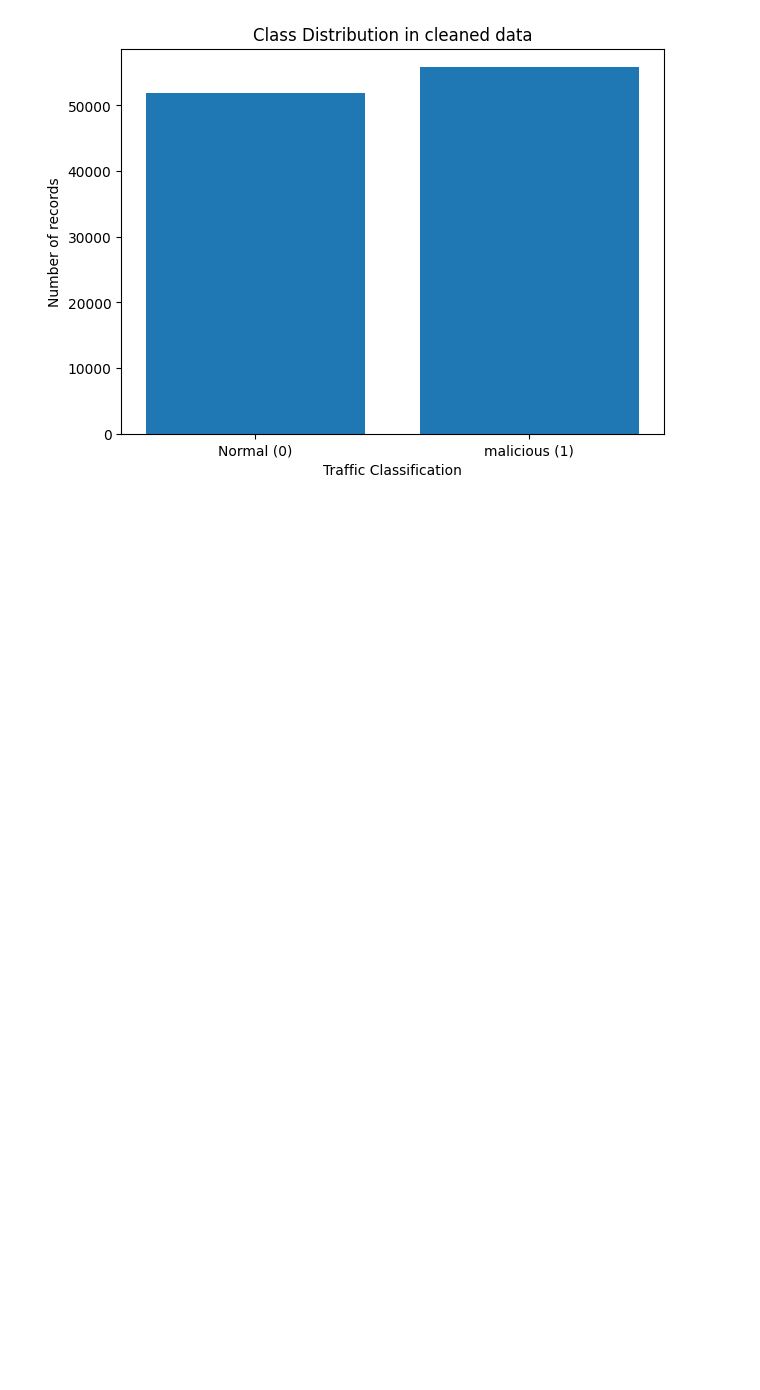
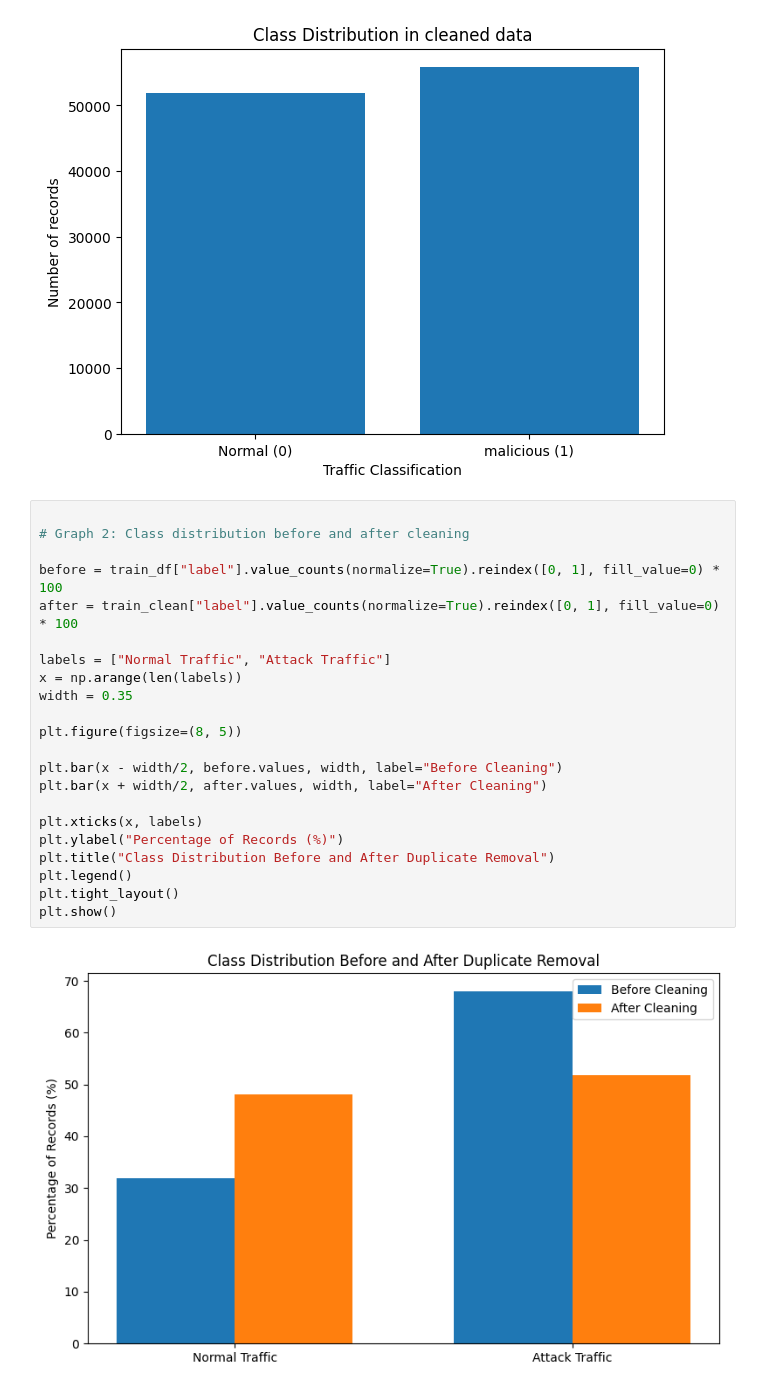
Before and after one commit to fortiz11/Network-intrusion-detection, a Jupyter notebook: network-Intrusion-detection.ipynb, the cells around one changed output. Cells and saved outputs as stored; diff of their text form; blank space fills up the shorter version.

```diff
--- a/network-Intrusion-detection.ipynb
+++ b/network-Intrusion-detection.ipynb
@@ -206,3 +206,27 @@ plt.ylabel("Number of records")
 plt.show()
 # %% [output]
 [figure]
+# %%
+
+# Graph 2: Class distribution before and after cleaning
+
+before = train_df["label"].value_counts(normalize=True).reindex([0, 1], fill_value=0) * 100
+after = train_clean["label"].value_counts(normalize=True).reindex([0, 1], fill_value=0) * 100
+
+labels = ["Normal Traffic", "Attack Traffic"]
+x = np.arange(len(labels))
+width = 0.35
+
+plt.figure(figsize=(8, 5))
+
+plt.bar(x - width/2, before.values, width, label="Before Cleaning")
+plt.bar(x + width/2, after.values, width, label="After Cleaning")
+
+plt.xticks(x, labels)
+plt.ylabel("Percentage of Records (%)")
+plt.title("Class Distribution Before and After Duplicate Removal")
+plt.legend()
+plt.tight_layout()
+plt.show()
+# %% [output]
+[figure, added]
```
Also changed, not shown: parts of 1 cell of this notebook.
